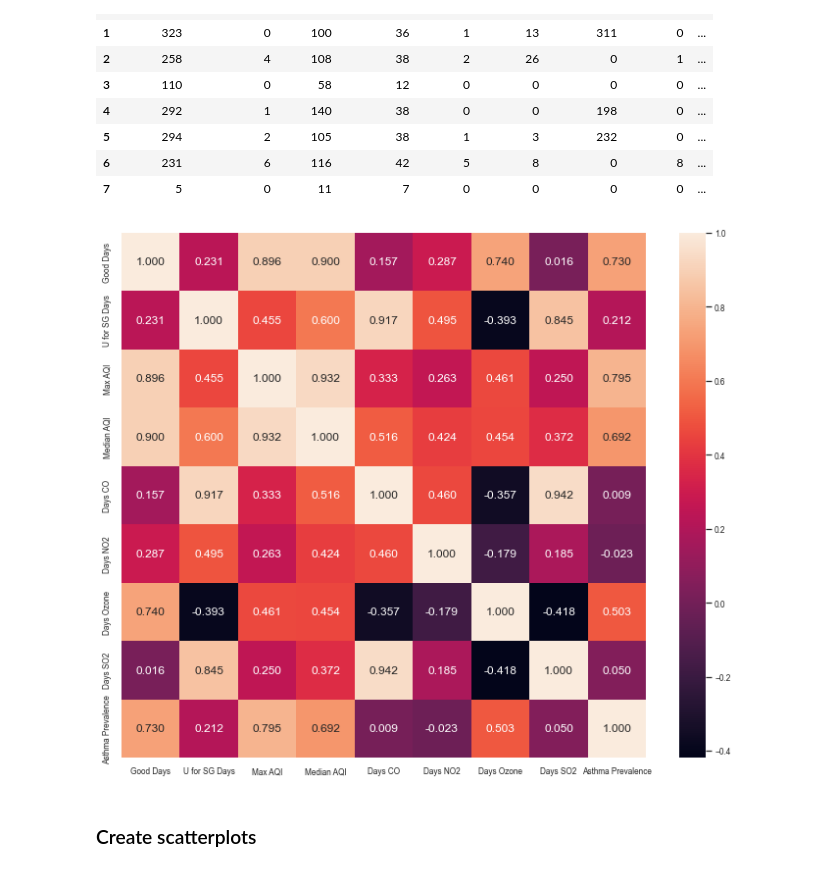
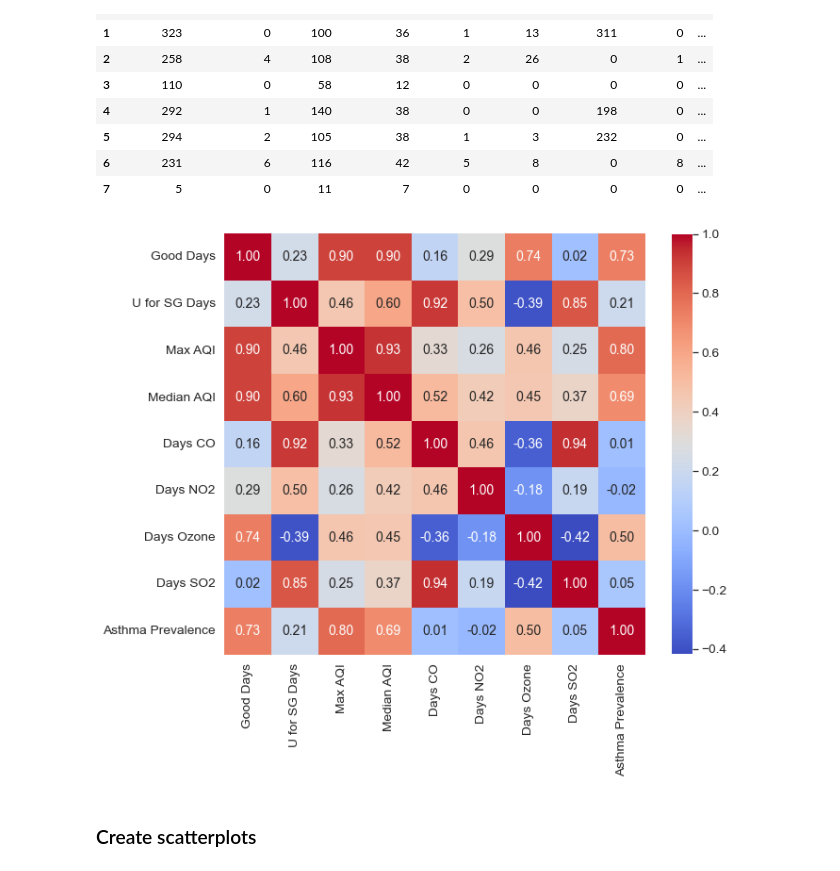
Before and after one commit to mjlaw/FIT_capstone, a Jupyter notebook: Jupyter_notebooks/Air Quality and Asthma part2.ipynb, the cells around one changed output. Drawn from its saved outputs; the diff is of its cells as text; code cells hidden in the pictures.

```diff
--- a/Jupyter_notebooks/Air Quality and Asthma part2.ipynb
+++ b/Jupyter_notebooks/Air Quality and Asthma part2.ipynb
@@ -345,21 +603,21 @@ vermontAsthmaAQI[cols].values
 vermontAsthmaAQI[cols].values.T
 cm = np.corrcoef(vermontAsthmaAQI[cols].values.T)
 # %%
-sns.set(font_scale=.75)
+sns.set(font_scale=1.25)
 #cbar - boolean to specify whether or not to draw the color bar
 #annot - boolean to specify whether or not to annotate the heatmap
 #square - boolean to specify whether or not to set the Axes aspect
 #to “equal” so each cell will be square-shaped.
 #fmt='.2f' - string formatting code to use when adding annotations
 #annot_kws - dict of key, value mappings, optional keyword arguments for
 #matplotlib.axes.Axes.text() when annot is True
-fig, ax = plt.subplots(figsize=(12,12))
+fig, ax = plt.subplots(figsize=(10,10))
 
-hm = sns.heatmap(cm,cbar=True, cbar_kws={"shrink": 0.82}, annot=True,square=True,fmt='.3f',
-                annot_kws={'size':12},yticklabels=cols,xticklabels=cols,
+hm = sns.heatmap(cm, cmap='coolwarm', cbar=True, cbar_kws={"shrink": 0.82}, annot=True,square=True,fmt='.2f',
+                annot_kws={'size':14},yticklabels=cols,xticklabels=cols,
                 ax=ax)
 # %% [output]
-[figure, old version]
+[figure, new version]
 # %%
 plt.close()
 # %% [markdown]
```
Also changed, not shown: parts of 92 cells of this notebook, 4 other files.
